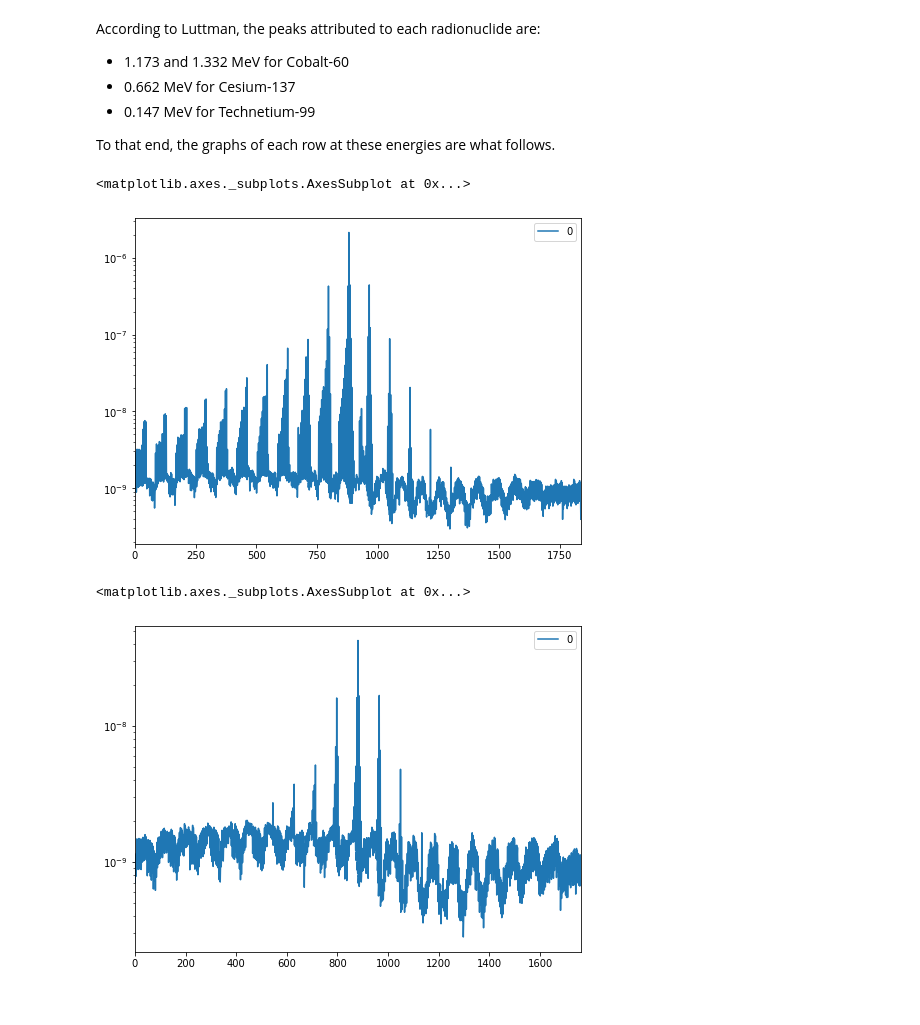
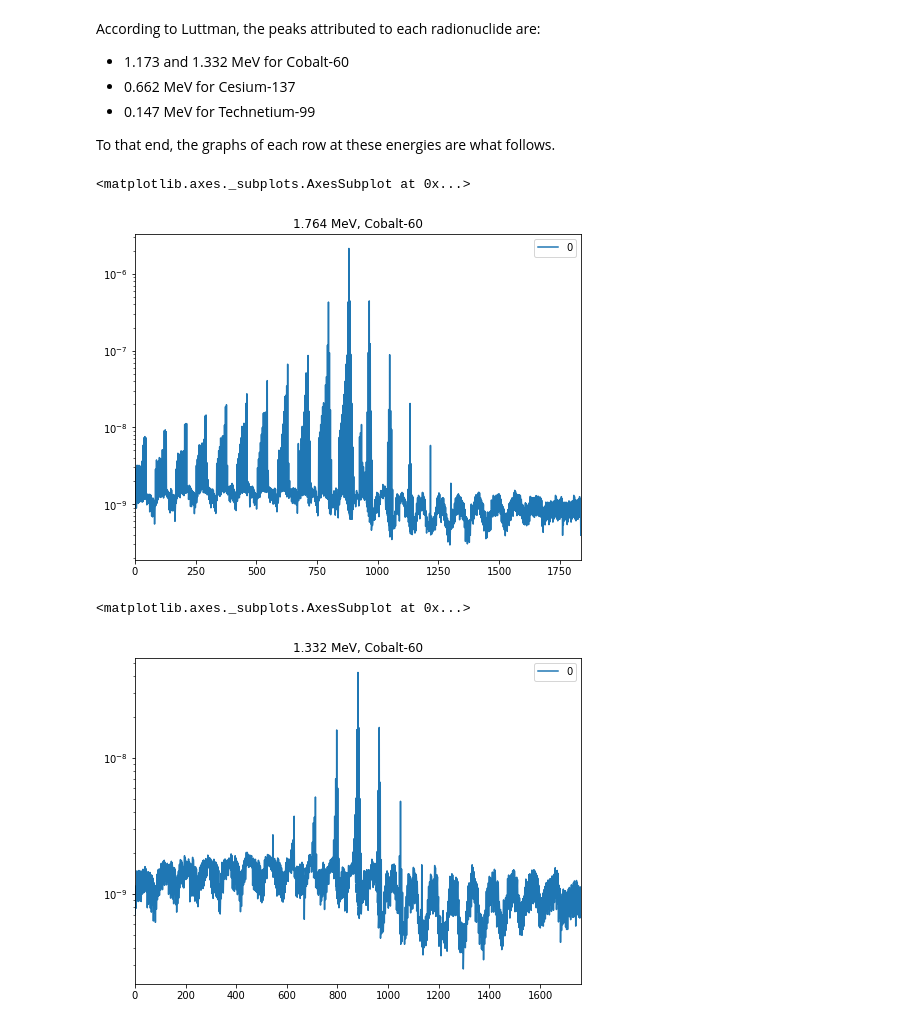
Before and after one commit to Dithizone/Math398-Project, a Jupyter notebook: RadionuclideSeparation.ipynb, the cells around one changed output. Cells and saved outputs as stored; diff of their text form; code cells hidden in the pictures.

```diff
--- a/RadionuclideSeparation.ipynb
+++ b/RadionuclideSeparation.ipynb
@@ -39,20 +39,20 @@ To that end, the graphs of each row at these energies are what follows.
 # %%
 # For 1.173 MeV (1.1713 in data)
 row1173 = PNNLdata.loc[1.1713:1.1713, :1764]
 # print(row1173)
 
 # file = open("1764data.txt", "w")
 # for value in range(1764):
 #     print(row1173.iloc[0, value])
 #     file.write(f"{row1173.iloc[0, value]}\n")
 #
 # file.close()
 
 data1764 = pd.read_csv("1764data.txt", header=None)
-data1764.plot(kind="line", y=0, figsize=(8, 6), logy=True)
+data1764.plot(kind="line", y=0, figsize=(8, 6), logy=True, title="1.764 MeV, Cobalt-60")
 # %% [output]
 <matplotlib.axes._subplots.AxesSubplot at 0x...>
-[figure, old version]
+[figure, new version]
 # %%
 # For 1.332 MeV (1.1323 in data)
 row1332 = PNNLdata.loc[1.1323:1.1323, :1764]
@@ -65,10 +65,10 @@ row1332 = PNNLdata.loc[1.1323:1.1323, :1764]
 # file.close()
 
 data1332 = pd.read_csv("1332data.txt", header=None)
-data1332.plot(kind="line", y=0, figsize=(8, 6), logy=True)
+data1332.plot(kind="line", y=0, figsize=(8, 6), logy=True, title="1.332 MeV, Cobalt-60")
 # %% [output]
 <matplotlib.axes._subplots.AxesSubplot at 0x...>
-[figure, old version]
+[figure, new version]
 # %%
 # For 0.662 MeV (0.66425 in data)
 row0662 = PNNLdata.loc[0.66425:0.66425, :1764]
```
Also changed, not shown: parts of 2 cells of this notebook.
